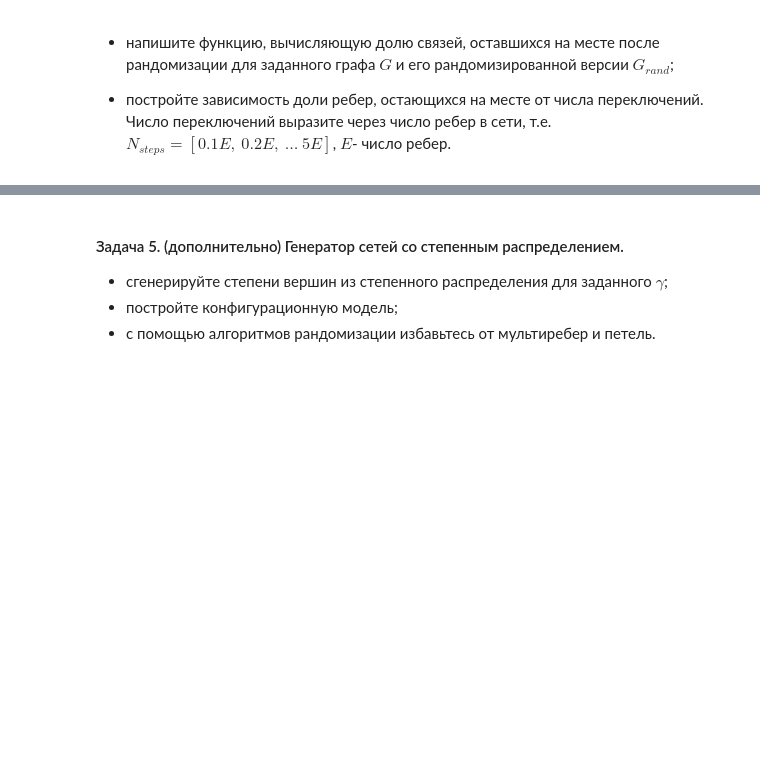
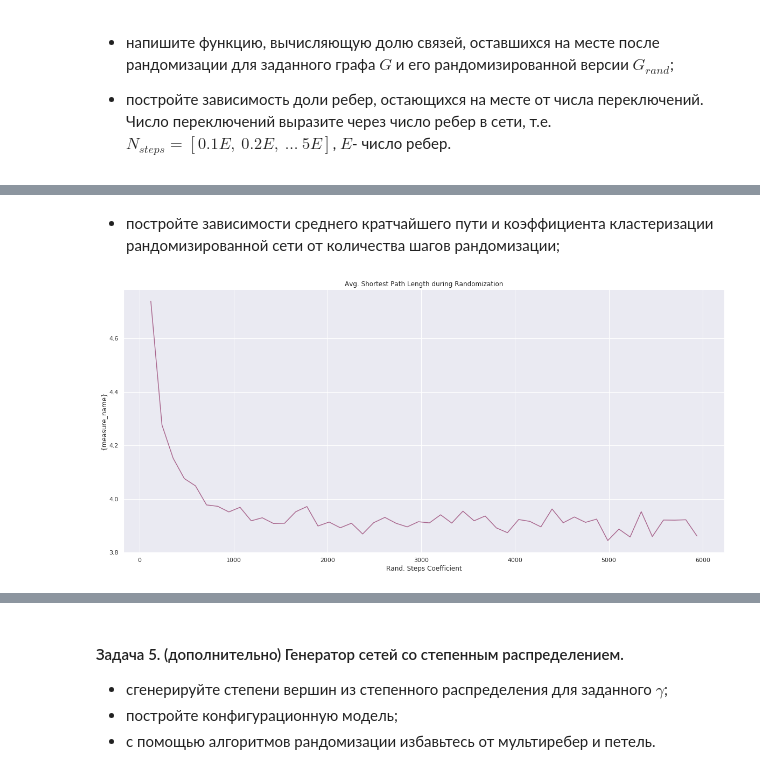
Before and after one commit to kimaril/networksch, a Jupyter notebook: notebooks/NS_Assignment_05.ipynb, the cells around one changed output, grey strips where cells are left out. Cells and saved outputs as stored; diff of their text form; code cells hidden in the pictures; blank space fills up the shorter version.

```diff
--- a/notebooks/NS_Assignment_05.ipynb
+++ b/notebooks/NS_Assignment_05.ipynb
@@ -256,0 +277,7 @@ round(np.mean([nx.average_shortest_path_length(g) for g in tqdm(G_ensemble)]), 3
+# %% [markdown]
+* постройте зависимости среднего кратчайшего пути и коэффициента кластеризации рандомизированной сети от количества шагов рандомизации;
+# %%
+x, y = get_measure_after_randomisation(measure=nx.average_shortest_path_length)
+plot_dependence('Avg. Shortest Path Length', x, y)
+# %% [output]
+[figure, added]
```
Also changed, not shown: parts of 13 cells of this notebook.
